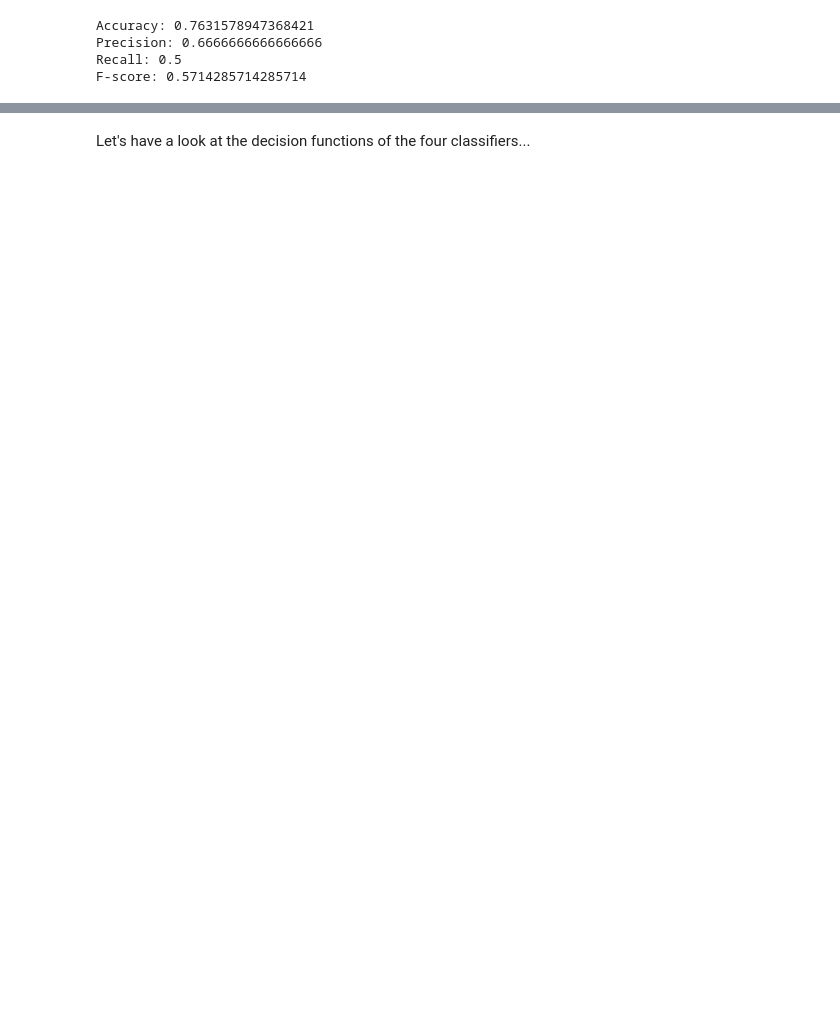
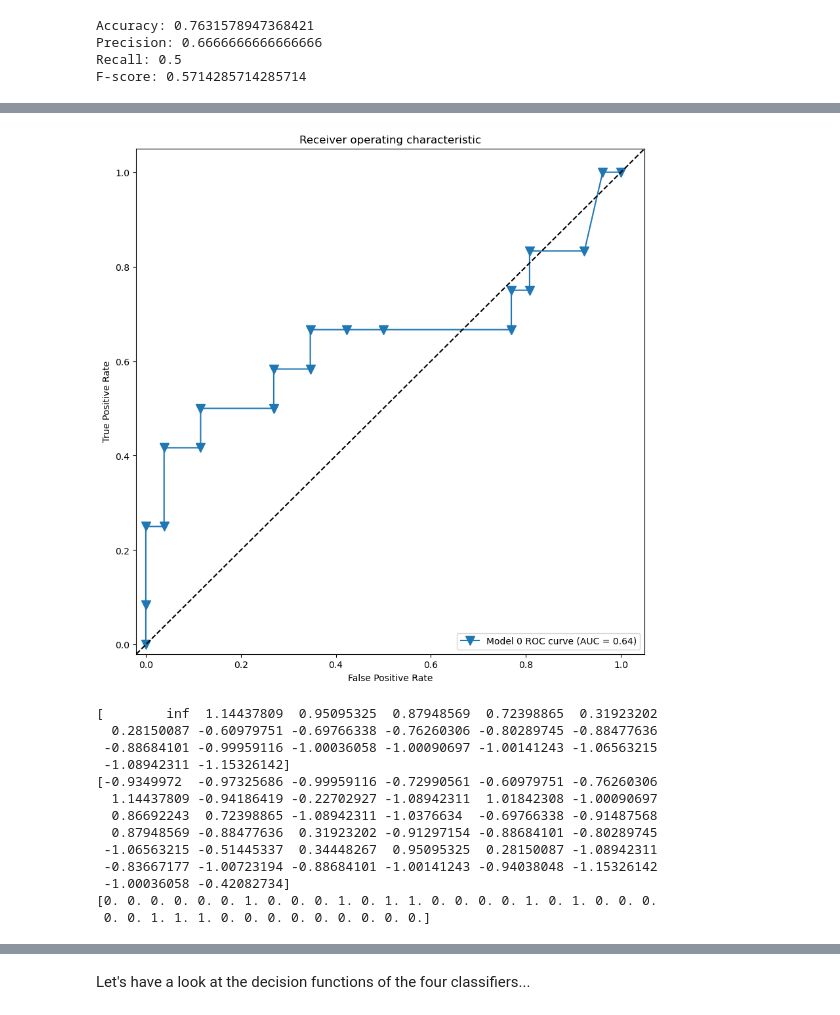
Before and after one commit to christiang7/Maschinelles-Lernen-I, a Jupyter notebook: Lab07_Evaluation/Lab07-Evaluation.ipynb, the cells around one changed output, grey strips where cells are left out. Cells and saved outputs as stored; diff of their text form; code cells hidden in the pictures; blank space fills up the shorter version.

```diff
--- a/Lab07_Evaluation/Lab07-Evaluation.ipynb
+++ b/Lab07_Evaluation/Lab07-Evaluation.ipynb
@@ -177,14 +230,17 @@ Please calculate the false and true positive rates $ n_{\mathrm{FP}}, n_{\mathrm
 # %%
 # helper to plot ROC curves
 def plot_roc_curves(fprs, tprs):
-    fig = plt.figure(figsize=(20,10))
+    fig = plt.figure(figsize=(10,10))
+    i = 0
+    markers = ['v','^','<','>','1','2','3','4','8','s','p','P','*','h','H','+','x','X','D','d','|','_',',','o']
+    lines=['-','--','-.',':']
+    for fpr, tpr in zip(fprs, tprs):
+        plt.plot(fpr, tpr,linestyle=lines[i],marker=markers[i],markersize=10, label='Model %s ROC curve (AUC = %0.2f)' % ( i,metrics.auc(fpr, tpr) ))
+        i = i+1
 
-    for fpr, tpr in zip(fprs, tprs):
-        plt.plot(fpr, tpr, label='ROC curve (AUC = %0.2f)' % metrics.auc(fpr, tpr))
-
-    plt.plot([0, 1], [0, 1], 'k--')
-    plt.xlim([0.0, 1.0])
-    plt.ylim([0.0, 1.05])
+    plt.plot([-0.02, 1.05], [-0.02, 1.05], 'k--')
+    plt.xlim([-0.02, 1.05])
+    plt.ylim([-0.02, 1.05])
     plt.xlabel('False Positive Rate')
     plt.ylabel('True Positive Rate')
     plt.title('Receiver operating characteristic')
@@ -202 +249,56 @@ plot_roc_curves([fpr], [tpr])
+# %%
+####################
+# INSERT CODE HERE #
+####################
+#print(y_test)
+
+#y_pred_proba = clf_svm.predict_proba(X_test)[:, 0]
+y_pred_proba = clf_svm.decision_function(X_test)
+
+def perf_measure(y_actual, y_hat):
+    TP = 0
+    FP = 0
+    TN = 0
+    FN = 0
+
+    for i in range(len(y_hat)):
+        if y_actual[i]==y_hat[i]==1:
+           TP += 1
+        if y_hat[i]==1 and y_actual[i]!=y_hat[i]:
+           FP += 1
+        if y_actual[i]==y_hat[i]==0:
+           TN += 1
+        if y_hat[i]==0 and y_actual[i]!=y_hat[i]:
+           FN += 1
+
+    return(TP, FP, TN, FN)
+
+#fpr, tpr = np.zeros(len(y_test)), np.zeros(len(y_test))
+
+fpr, tpr, thresholds = metrics.roc_curve(y_test, y_pred_proba, pos_label=1)
+
+#fpr, tpr, thresholds = metrics.roc_curve(y_test, y_pred, pos_label=1)
+
+
+# plot the curve
+plot_roc_curves([fpr], [tpr])
+
+print(thresholds)
+print(y_pred_proba)
+print(y_pred)
+# %% [output]
+[figure, added]
+[        inf  1.14437809  0.95095325  0.87948569  0.72398865  0.31923202
+  0.28150087 -0.60979751 -0.69766338 -0.76260306 -0.80289745 -0.88477636
+ -0.88684101 -0.99959116 -1.00036058 -1.00090697 -1.00141243 -1.06563215
+ -1.08942311 -1.15326142]
+[-0.9349972  -0.97325686 -0.99959116 -0.72990561 -0.60979751 -0.76260306
+  1.14437809 -0.94186419 -0.22702927 -1.08942311  1.01842308 -1.00090697
+  0.86692243  0.72398865 -1.08942311 -1.0376634  -0.69766338 -0.91487568
+  0.87948569 -0.88477636  0.31923202 -0.91297154 -0.88684101 -0.80289745
+ -1.06563215 -0.51445337  0.34448267  0.95095325  0.28150087 -1.08942311
+ -0.83667177 -1.00723194 -0.88684101 -1.00141243 -0.94038048 -1.15326142
+ -1.00036058 -0.42082734]
+[0. 0. 0. 0. 0. 0. 1. 0. 0. 0. 1. 0. 1. 1. 0. 0. 0. 0. 1. 0. 1. 0. 0. 0.
+ 0. 0. 1. 1. 1. 0. 0. 0. 0. 0. 0. 0. 0. 0.]
 # %% [markdown]
```
Also changed, not shown: parts of 12 cells of this notebook, 20 other files.
